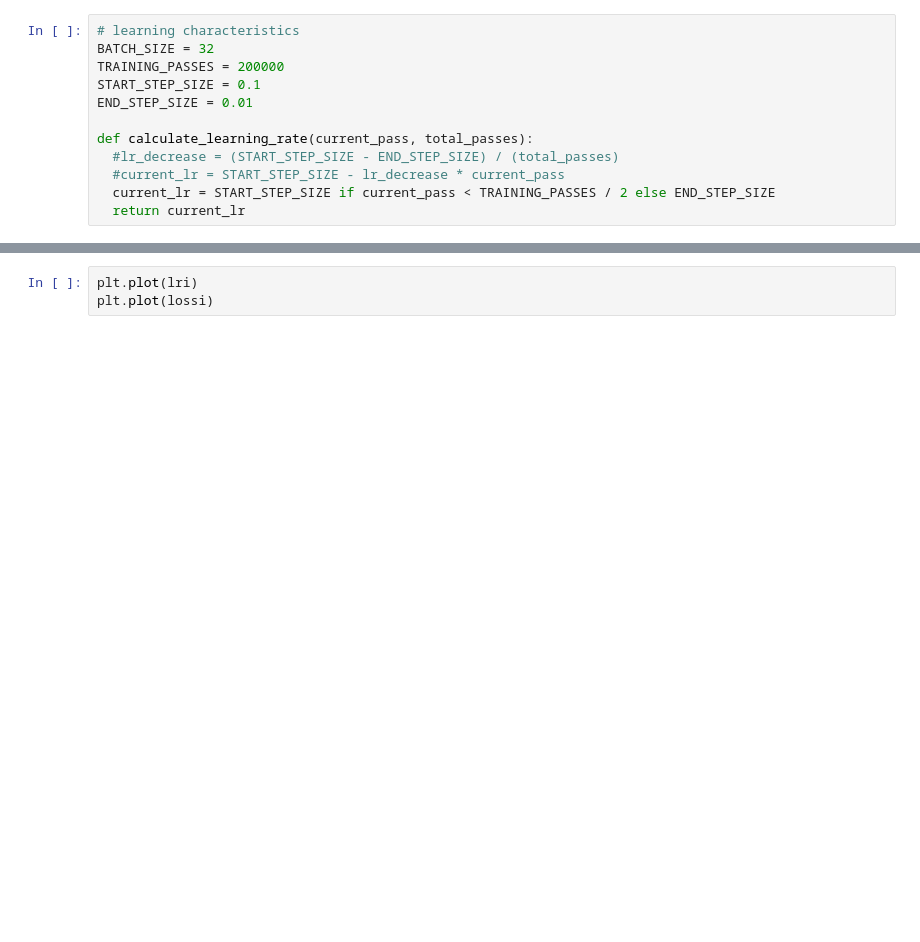
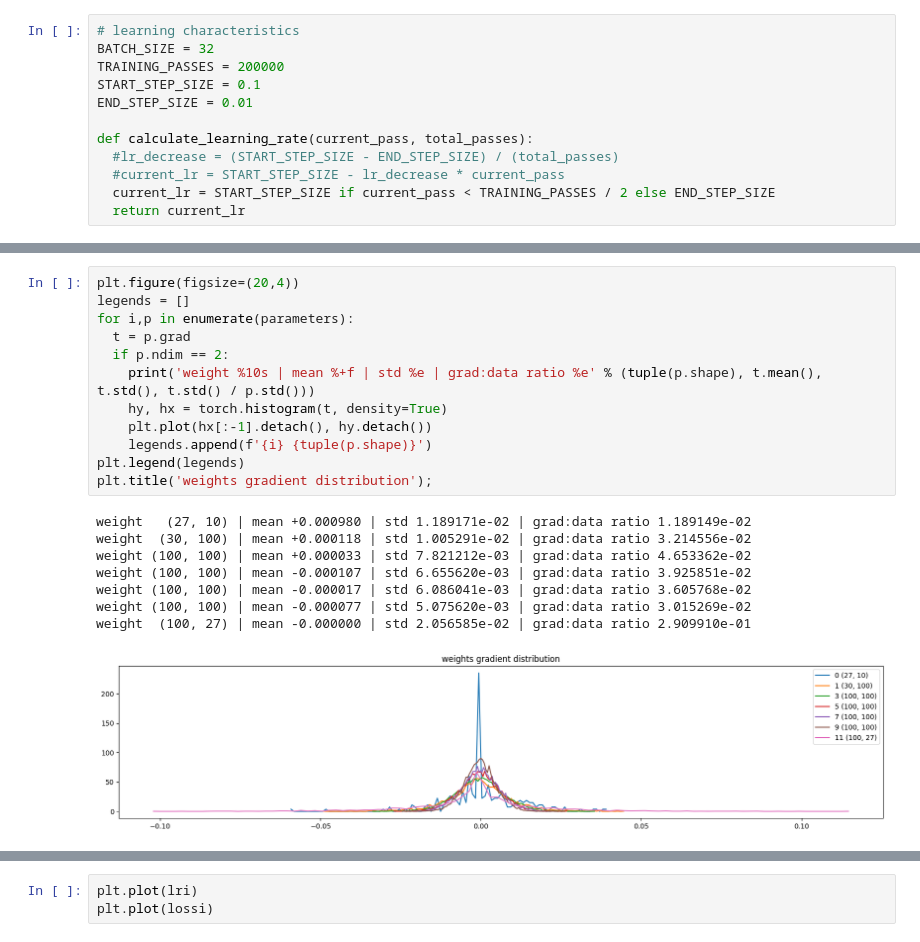
Before and after one commit to butaud/makemore, a Jupyter notebook: building_makemore_part_3.ipynb, the cells around one changed output, grey strips where cells are left out. Cells and saved outputs as stored; diff of their text form; blank space fills up the shorter version.

```diff
--- a/building_makemore_part_3.ipynb
+++ b/building_makemore_part_3.ipynb
@@ -187,0 +263,21 @@ for i in range(TRAINING_PASSES):
+# %%
+plt.figure(figsize=(20,4))
+legends = []
+for i,p in enumerate(parameters):
+  t = p.grad
+  if p.ndim == 2:
+    print('weight %10s | mean %+f | std %e | grad:data ratio %e' % (tuple(p.shape), t.mean(), t.std(), t.std() / p.std()))
+    hy, hx = torch.histogram(t, density=True)
+    plt.plot(hx[:-1].detach(), hy.detach())
+    legends.append(f'{i} {tuple(p.shape)}')
+plt.legend(legends)
+plt.title('weights gradient distribution');
+# %% [output]
+weight   (27, 10) | mean +0.000980 | std 1.189171e-02 | grad:data ratio 1.189149e-02
+weight  (30, 100) | mean +0.000118 | std 1.005291e-02 | grad:data ratio 3.214556e-02
+weight (100, 100) | mean +0.000033 | std 7.821212e-03 | grad:data ratio 4.653362e-02
+weight (100, 100) | mean -0.000107 | std 6.655620e-03 | grad:data ratio 3.925851e-02
+weight (100, 100) | mean -0.000017 | std 6.086041e-03 | grad:data ratio 3.605768e-02
+weight (100, 100) | mean -0.000077 | std 5.075620e-03 | grad:data ratio 3.015269e-02
+weight  (100, 27) | mean -0.000000 | std 2.056585e-02 | grad:data ratio 2.909910e-01
+[figure, added]
```
Also changed, not shown: parts of 9 cells of this notebook.
